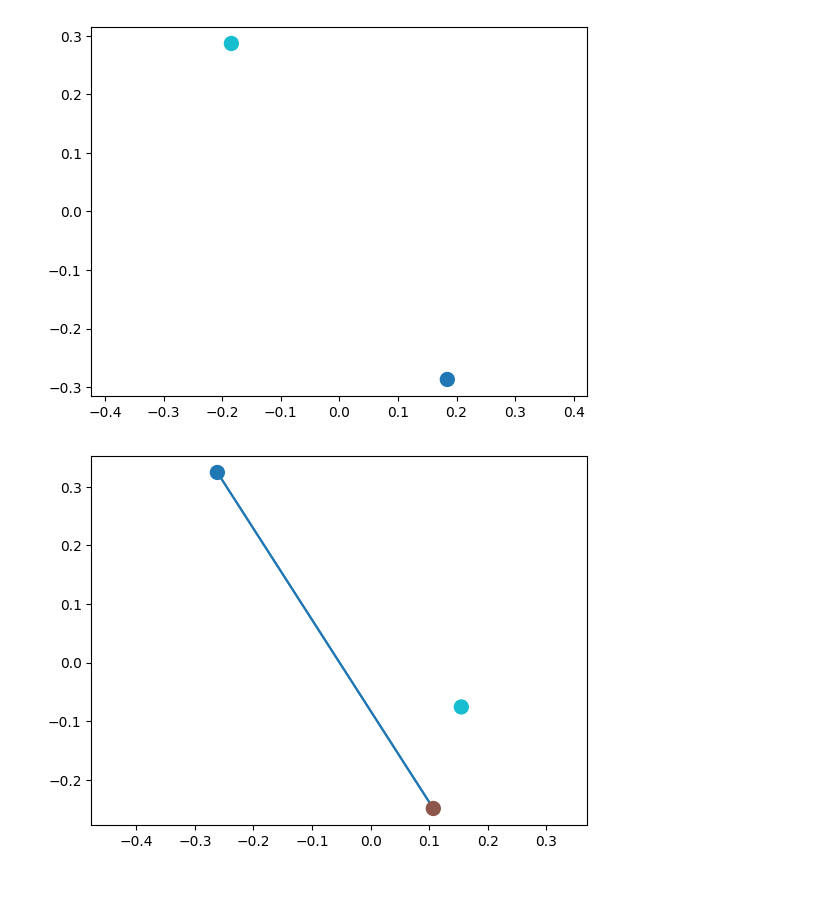
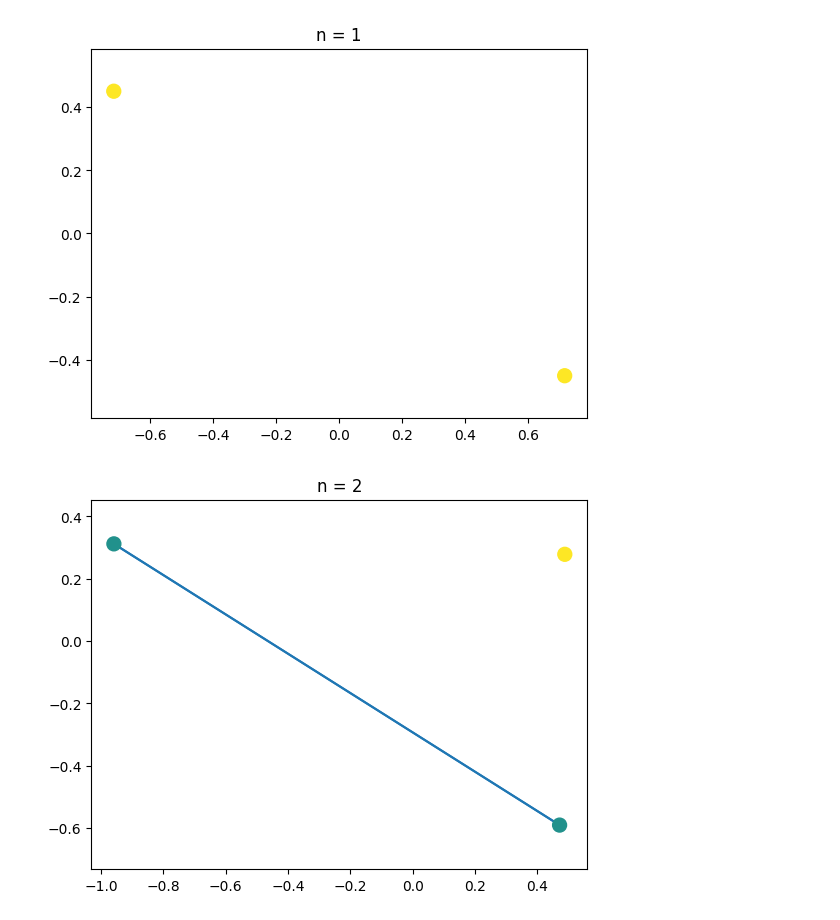
Before and after one commit to atomicarchitects/symphony, a Jupyter notebook: notebooks/test_dataset.ipynb, the cells around one changed output. Drawn from its saved outputs; the diff is of its cells as text; code cells hidden in the pictures; blank space fills up the shorter version.

```diff
--- a/notebooks/test_dataset.ipynb
+++ b/notebooks/test_dataset.ipynb
@@ -17,6 +17,7 @@ def draw_graph(
     receivers: jnp.ndarray,
     node_color: jnp.ndarray = None,
     edge_color: jnp.ndarray = None,
+    title: str = None,
 ):
     positions -= positions.mean(axis=0)
 
@@ -33,26 +34,38 @@ def draw_graph(
     edge_color = edge_color.astype(jnp.float32)
 
     plt.scatter(
-        positions[:, 1], positions[:, 2], c=node_color, cmap="tab10", zorder=2, s=100
+        positions[:, 1], positions[:, 2], c=node_color, zorder=2, s=100, vmin=0, vmax=1
     )
     plt.axis("equal")
     for s, r, c in zip(senders, receivers, edge_color):
         c = plt.cm.tab10(c)
         plt.plot(positions[[s, r], 1], positions[[s, r], 2], zorder=1, color=c)
+
+    if title is not None:
+        plt.title(title)
 # %%
-atoms = load_qm9("qm9_data")[10]
+atoms = load_qm9("qm9_data")[12]
 graph = ase_atoms_to_jraph_graph(atoms, cutoff=5.0)
 
 
-for graph in generative_sequence(jax.random.PRNGKey(2), graph):
+for graph in generative_sequence(
+    jax.random.PRNGKey(2), graph, jnp.array([1, 6, 7, 8, 9]), epsilon=1.0
+):
     plt.figure()
     n = len(graph.nodes.positions)
     draw_graph(
-        jnp.concatenate([graph.nodes.positions, graph.globals.target_position]),
+        jnp.concatenate(
+            [
+                graph.nodes.positions,
+                graph.nodes.positions[0] + graph.globals.target_position,
+            ]
+        ),
         graph.senders,
         graph.receivers,
-        node_color=jnp.array([0] + [1] * (n - 1) + [2]),
+        # node_color=jnp.array([0] + [1] * (n - 1) + [2]),
+        node_color=jnp.concatenate([graph.nodes.focus_probability, jnp.array([1.0])]),
+        title=f"n = {n}",
     )
 # %% [output]
-[figure, old version]
+[figure, new version]
-[figure, old version]
+[figure, new version]
```
Also changed, not shown: parts of 11 cells of this notebook, 2 other files.
